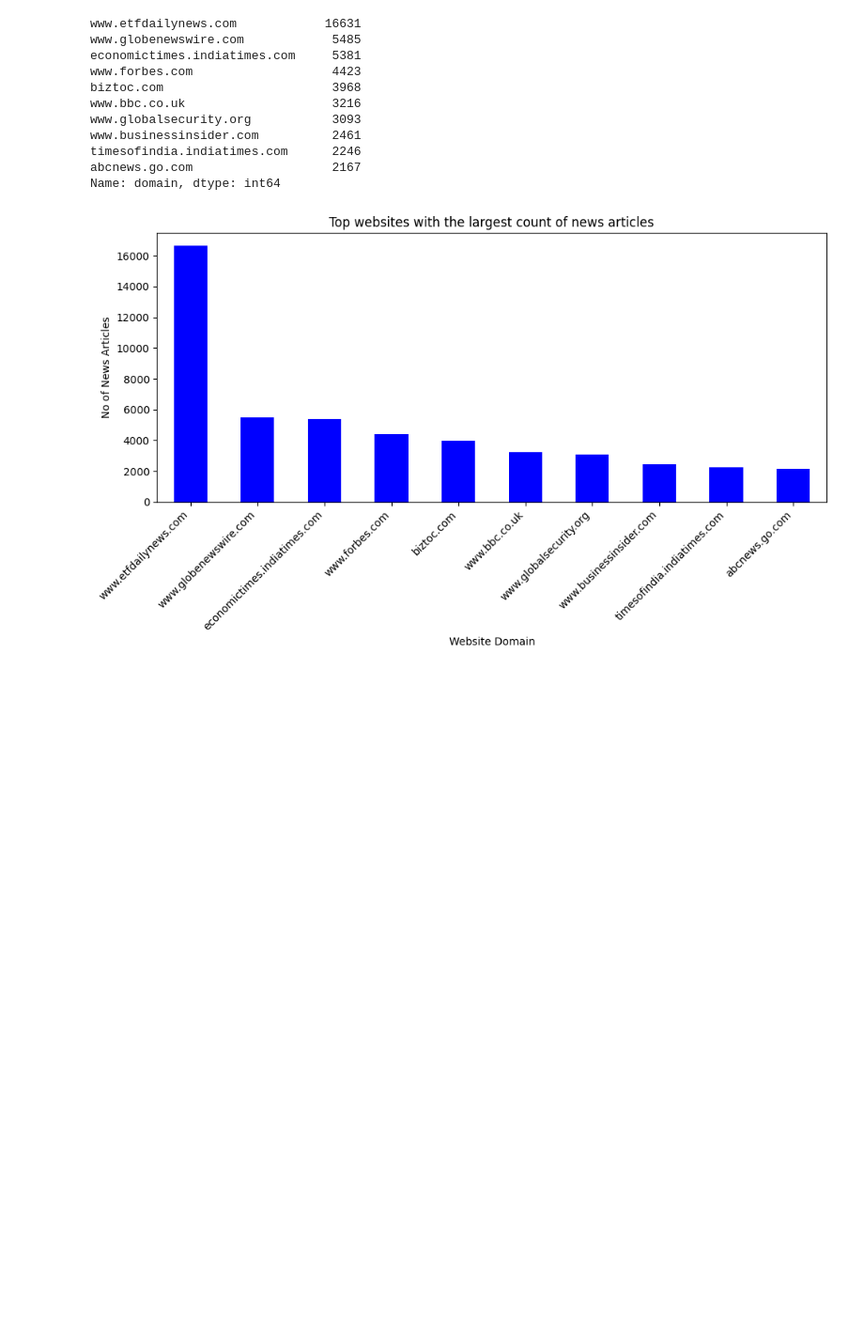
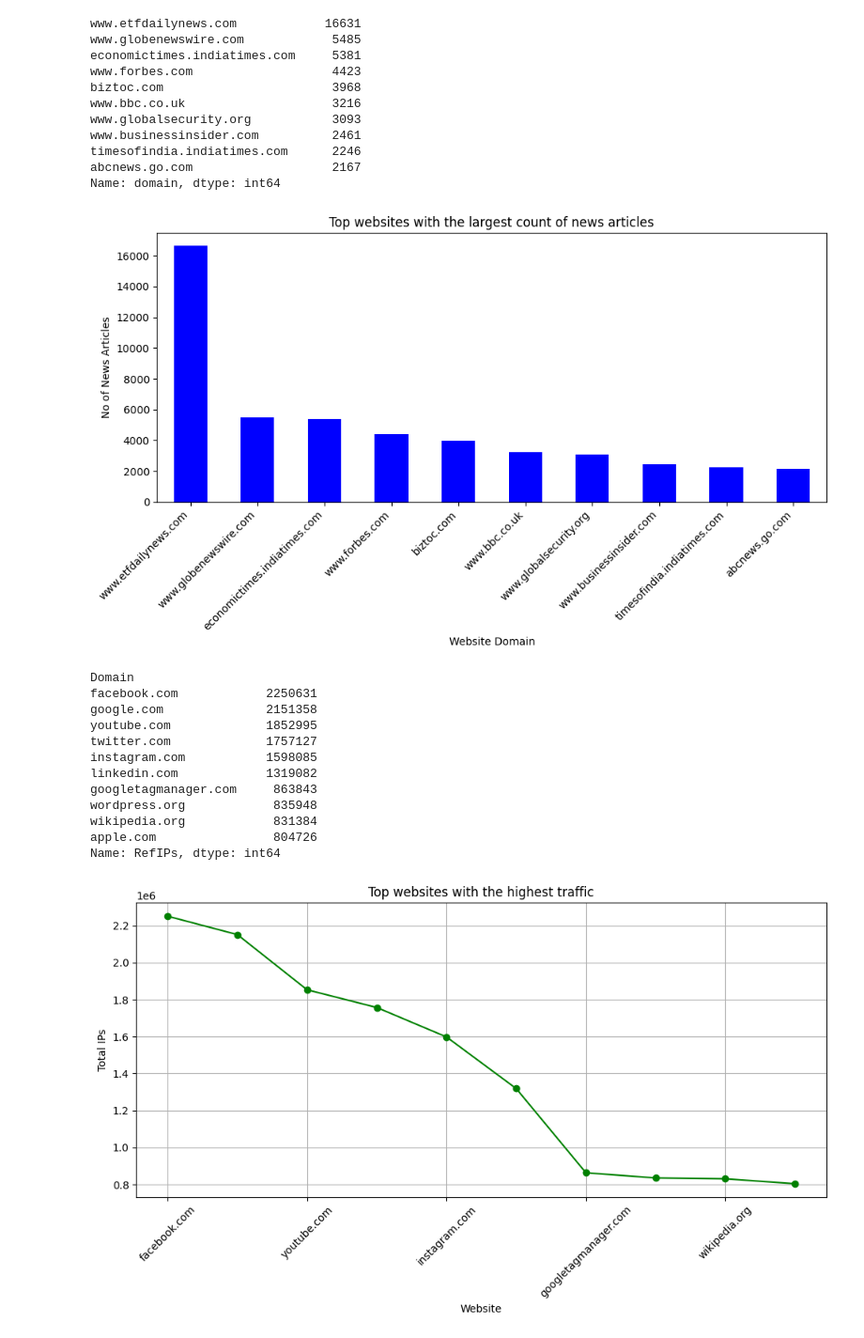
Before and after one commit to DaveGetGit/EDA-Analysis, a Jupyter notebook: notebook/news_analysis.ipynb, the cells around one changed output. Shown: that part at 94% size. Drawn from its saved outputs; the diff is of its cells as text; code cells hidden in the pictures; blank space fills up the shorter version.

Commit message:
feat: EDA Analysis for top websites with the highest traffic

```diff
--- a/notebook/news_analysis.ipynb
+++ b/notebook/news_analysis.ipynb
@@ -44,3 +37,51 @@ timesofindia.indiatimes.com      2246
 abcnews.go.com                   2167
 Name: domain, dtype: int64
 [figure]
+# %%
+import sys
+import os
+import matplotlib.pyplot as plt
+
+# Ensure the parent directory is in the system path
+parent_dir = os.path.abspath("..")
+if parent_dir not in sys.path:
+    sys.path.insert(0, parent_dir)
+
+from src.utils import find_high_traffic_websites
+from src.loader import NewsDataLoader
+
+# Initialize the data loader
+data_loader = NewsDataLoader()
+
+# Load the traffic data
+traffic_dataset_path = '../data/traffic.csv'
+traffic_data = data_loader.load_data(traffic_dataset_path)
+
+# Find the top traffic websites
+top_traffic_websites = find_high_traffic_websites(traffic_data)
+print(top_traffic_websites)
+
+# Plot the data
+plt.figure(figsize=(10,6))
+top_traffic_websites.plot(kind='line',marker='o',color='green',linestyle='-')
+plt.title('Top websites with the highest traffic')
+plt.xlabel('Website')
+plt.ylabel('Total IPs')
+plt.xticks(rotation=45)
+plt.grid(True)
+plt.tight_layout()
+plt.show()
+# %% [output]
+Domain
+facebook.com            2250631
+google.com              2151358
+youtube.com             1852995
+twitter.com             1757127
+instagram.com           1598085
+linkedin.com            1319082
+googletagmanager.com     863843
+wordpress.org            835948
+wikipedia.org            831384
+apple.com                804726
+Name: RefIPs, dtype: int64
+[figure, added]
```
Also changed, not shown: parts of 1 cell of this notebook, 1 other file.
